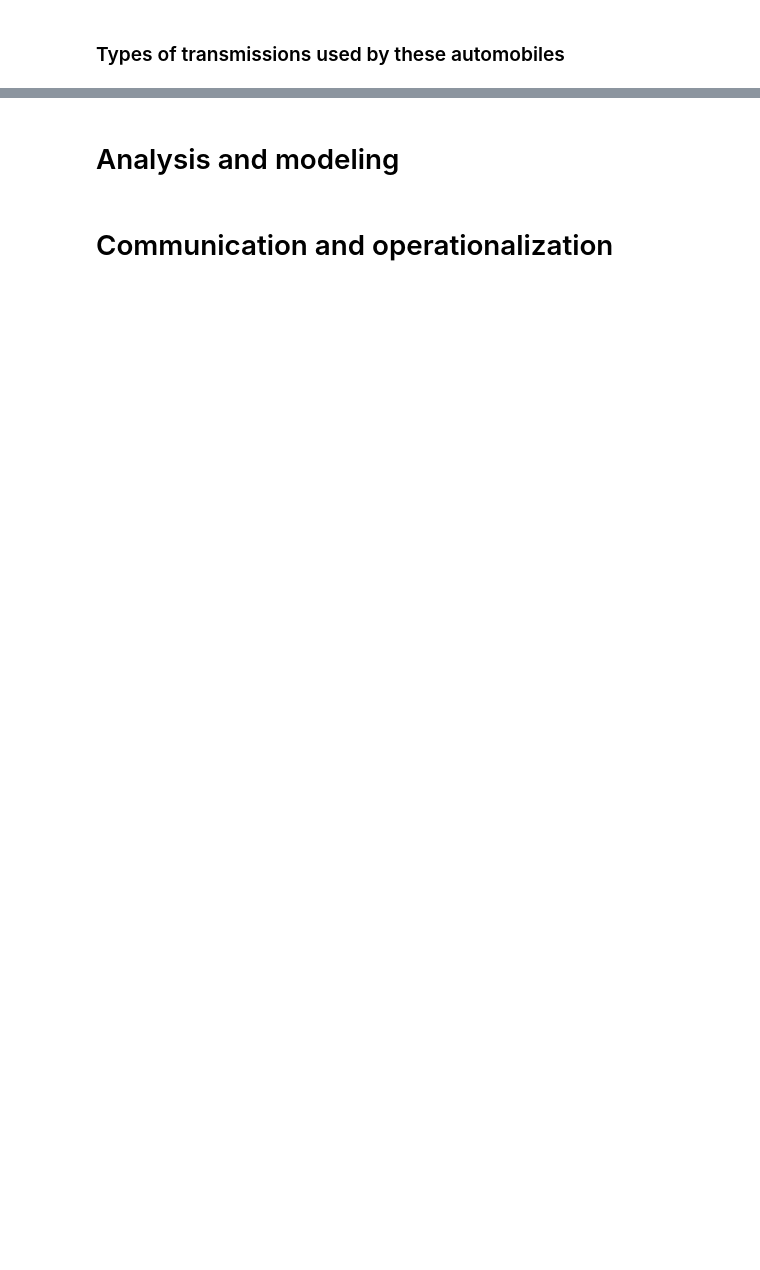
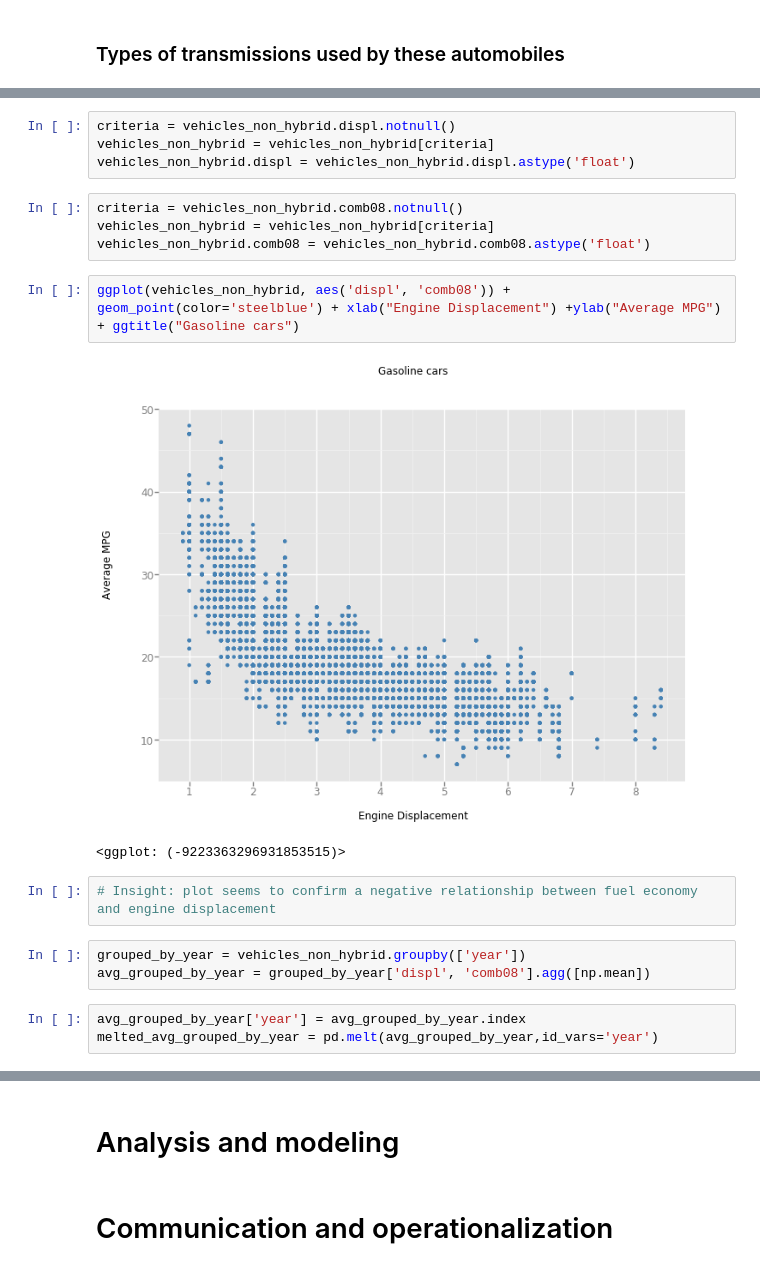
Before and after one commit to Rezwanul-Haque/Data-Science-Tasks, a Jupyter notebook: Project-1_Regression/Project_1_Regression.ipynb, the cells around one changed output, grey strips where cells are left out. Saved outputs shown, nothing was run; the diff lists cells and outputs as text; blank space fills up the shorter version.

```diff
--- a/Project-1_Regression/Project_1_Regression.ipynb
+++ b/Project-1_Regression/Project_1_Regression.ipynb
@@ -267,0 +292,21 @@ Name: trany2, dtype: int64
+# %%
+criteria = vehicles_non_hybrid.displ.notnull()
+vehicles_non_hybrid = vehicles_non_hybrid[criteria]
+vehicles_non_hybrid.displ = vehicles_non_hybrid.displ.astype('float')
+# %%
+criteria = vehicles_non_hybrid.comb08.notnull()
+vehicles_non_hybrid = vehicles_non_hybrid[criteria]
+vehicles_non_hybrid.comb08 = vehicles_non_hybrid.comb08.astype('float')
+# %%
+ggplot(vehicles_non_hybrid, aes('displ', 'comb08')) + geom_point(color='steelblue') + xlab("Engine Displacement") +ylab("Average MPG") + ggtitle("Gasoline cars")
+# %% [output]
+[figure, added]
+<ggplot: (-9223363296931853515)>
+# %%
+# Insight: plot seems to confirm a negative relationship between fuel economy and engine displacement
+# %%
+grouped_by_year = vehicles_non_hybrid.groupby(['year'])
+avg_grouped_by_year = grouped_by_year['displ', 'comb08'].agg([np.mean])
+# %%
+avg_grouped_by_year['year'] = avg_grouped_by_year.index
+melted_avg_grouped_by_year = pd.melt(avg_grouped_by_year,id_vars='year')
```
Also changed, not shown: parts of 22 cells of this notebook.
